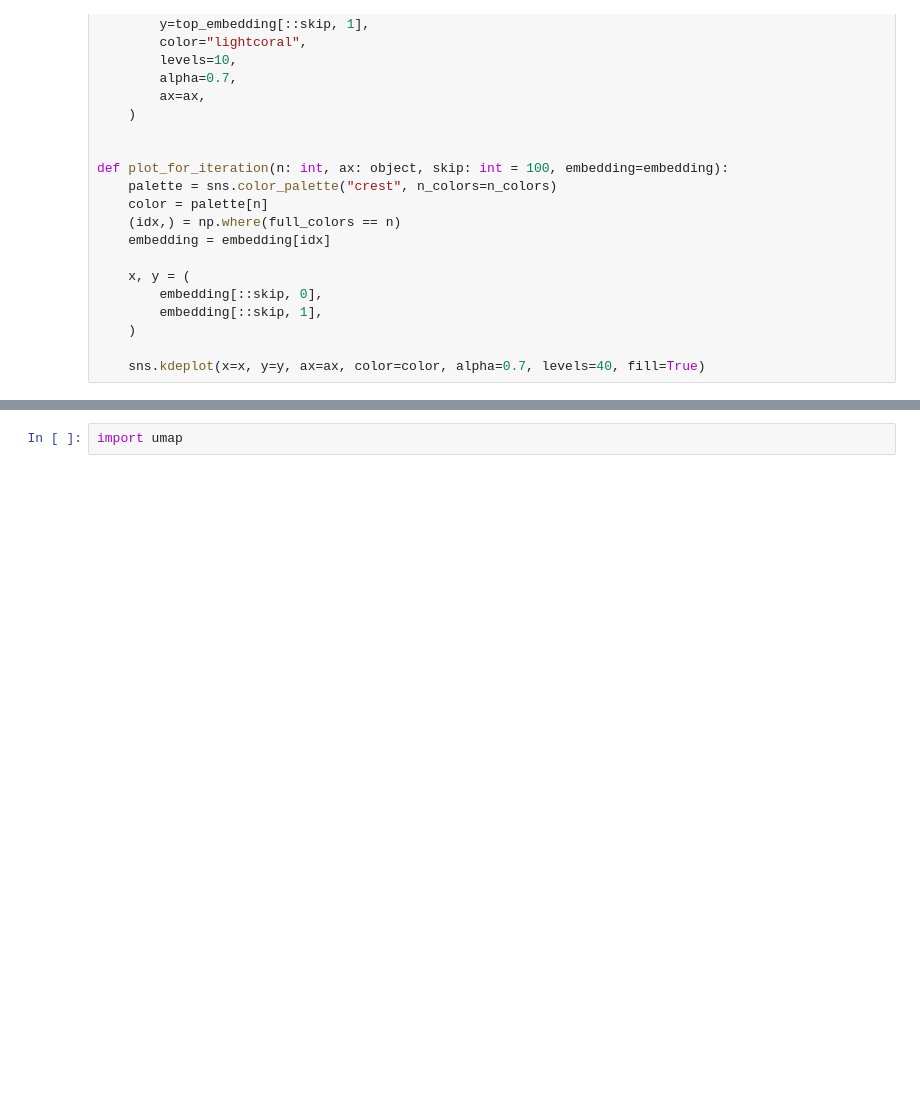
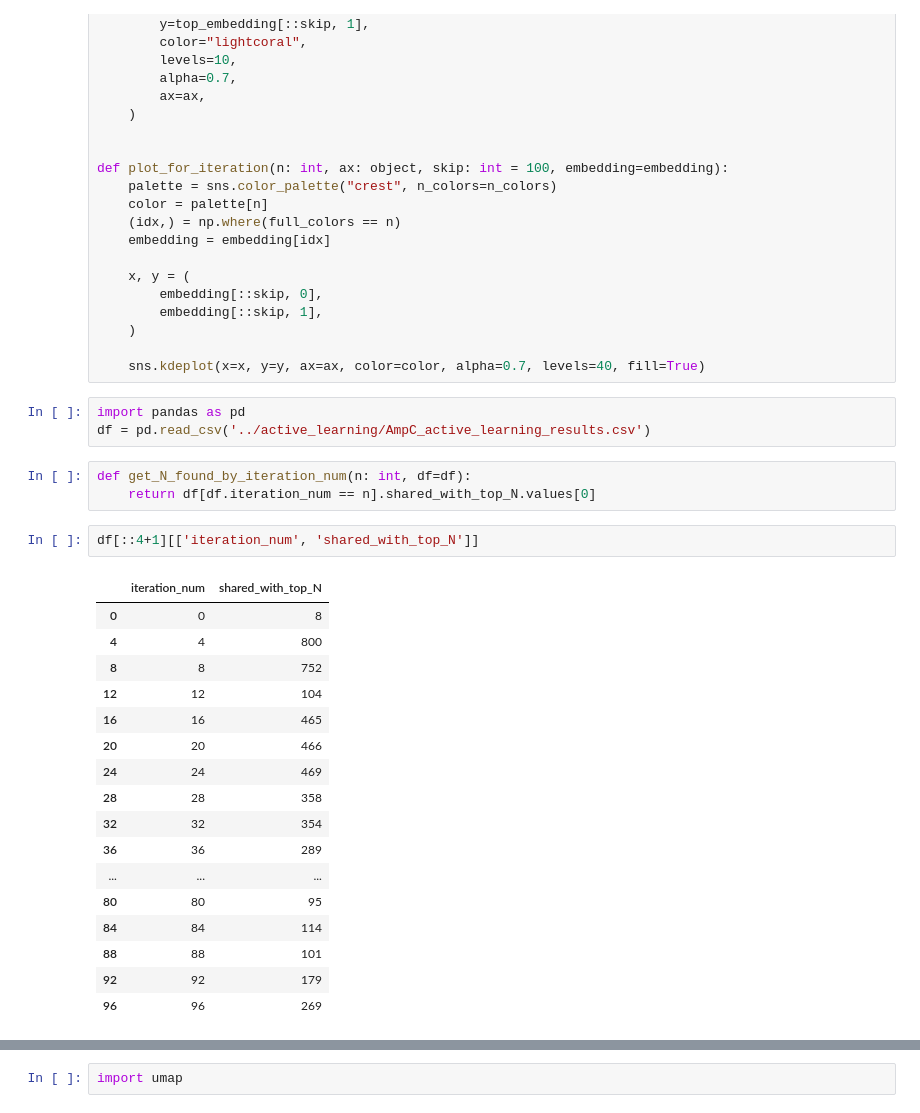
Before and after one commit to marinegor/Linear-accelerated-docking, a Jupyter notebook: notebooks/VLS_iterations_chemical_space.ipynb, the cells around one changed output, grey strips where cells are left out. Drawn from its saved outputs; the diff is of its cells as text; blank space fills up the shorter version.

```diff
--- a/notebooks/VLS_iterations_chemical_space.ipynb
+++ b/notebooks/VLS_iterations_chemical_space.ipynb
@@ -128,6 +128,32 @@ def plot_for_iteration(n: int, ax: object, skip: int = 100, embedding=embedding)
     )
 
     sns.kdeplot(x=x, y=y, ax=ax, color=color, alpha=0.7, levels=40, fill=True)
+# %%
+import pandas as pd
+df = pd.read_csv('../active_learning/AmpC_active_learning_results.csv')
+# %%
+def get_N_found_by_iteration_num(n: int, df=df):
+    return df[df.iteration_num == n].shared_with_top_N.values[0]
+# %%
+df[::4+1][['iteration_num', 'shared_with_top_N']]
+# %% [output]
+|  | iteration_num | shared_with_top_N |
+| 0 | 0 | 8 |
+| 4 | 4 | 800 |
+| 8 | 8 | 752 |
+| 12 | 12 | 104 |
+| 16 | 16 | 465 |
+| 20 | 20 | 466 |
+| 24 | 24 | 469 |
+| 28 | 28 | 358 |
+| 32 | 32 | 354 |
+| 36 | 36 | 289 |
+| ... | ... | ... |
+| 80 | 80 | 95 |
+| 84 | 84 | 114 |
+| 88 | 88 | 101 |
+| 92 | 92 | 179 |
+| 96 | 96 | 269 |
 # %%
 fig, axs = plt.subplots(5, 5, figsize=(4 * 5, 4 * 5), sharex=True, sharey=True)
 
```
Also changed, not shown: parts of 1 cell of this notebook, 3 other files.
